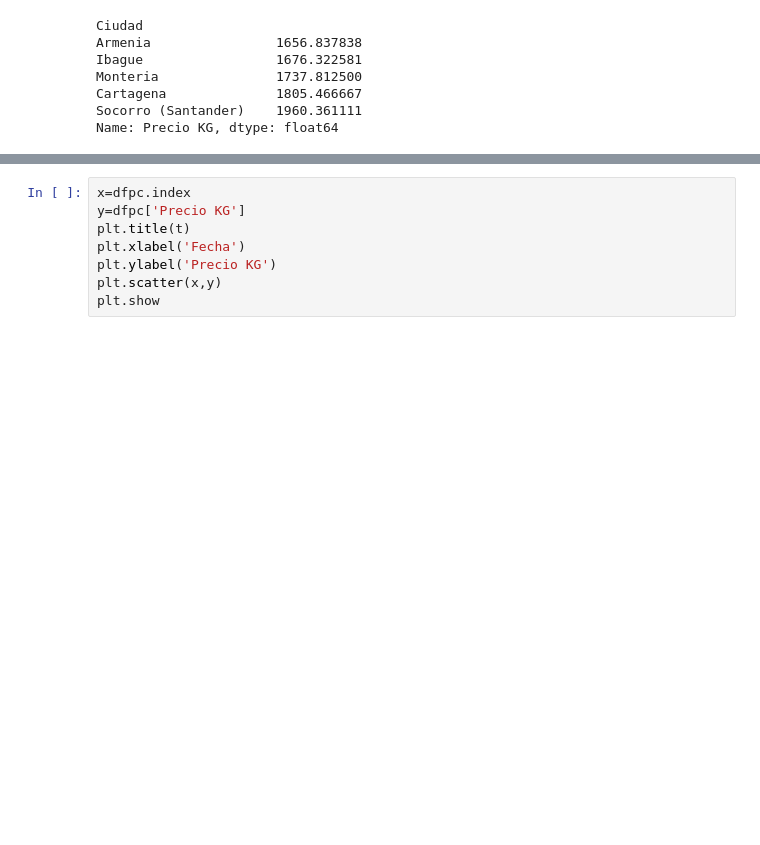
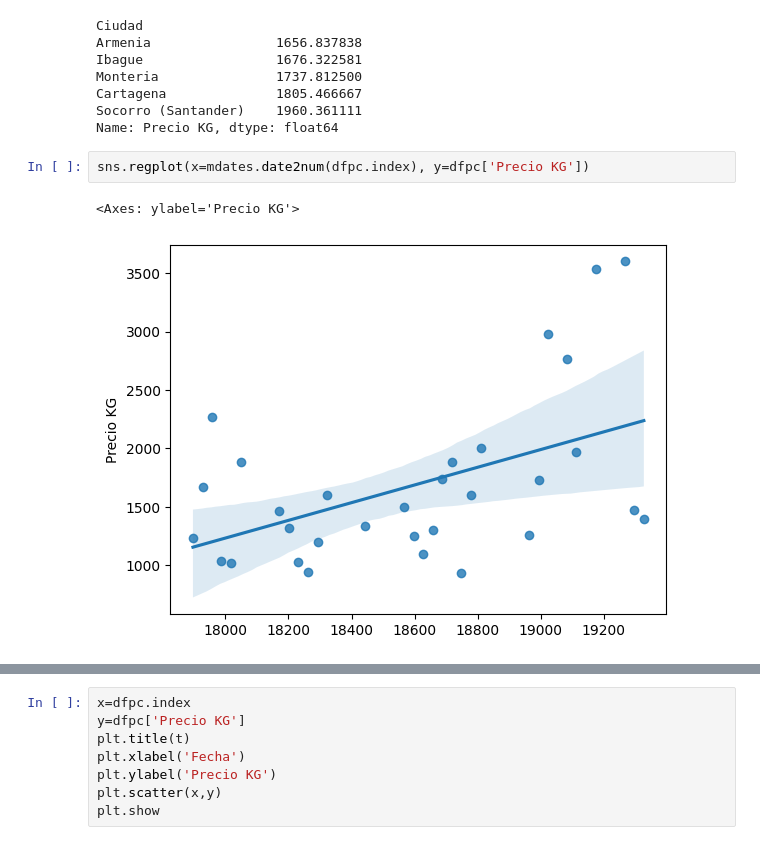
Before and after one commit to RioDeMilo/RETAIL-PRICES-COLOMBIA, a Jupyter notebook: IPC1823.ipynb, the cells around one changed output, grey strips where cells are left out. Saved outputs shown, nothing was run; the diff lists cells and outputs as text; blank space fills up the shorter version.

```diff
--- a/IPC1823.ipynb
+++ b/IPC1823.ipynb
@@ -442,3 +445,8 @@ Monteria               1737.812500
 Cartagena              1805.466667
 Socorro (Santander)    1960.361111
 Name: Precio KG, dtype: float64
+# %%
+sns.regplot(x=mdates.date2num(dfpc.index), y=dfpc['Precio KG'])
+# %% [output]
+<Axes: ylabel='Precio KG'>
+[figure, added]
```
Also changed, not shown: parts of 13 cells of this notebook.
